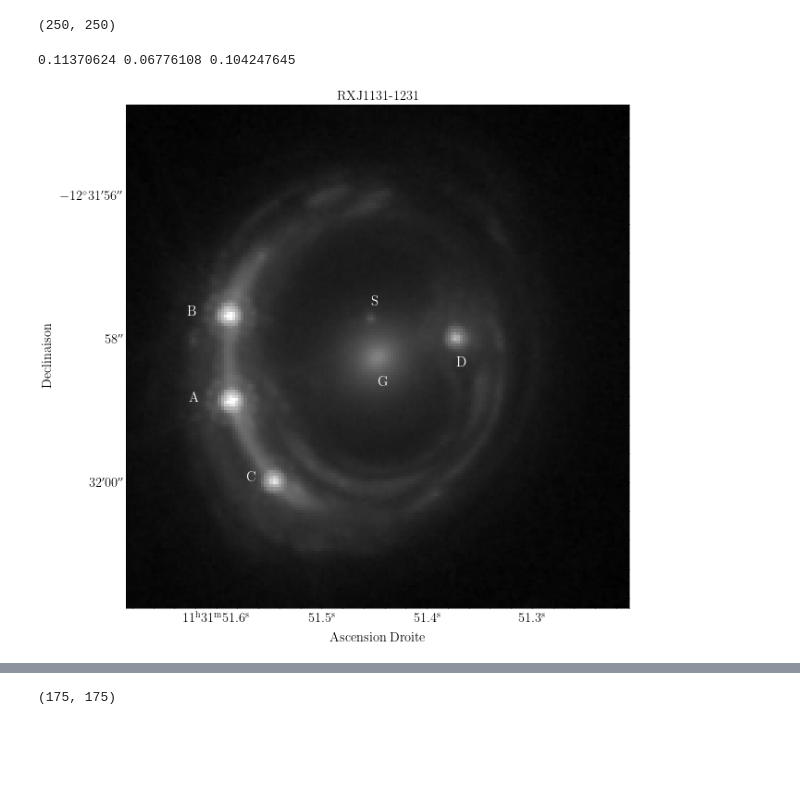
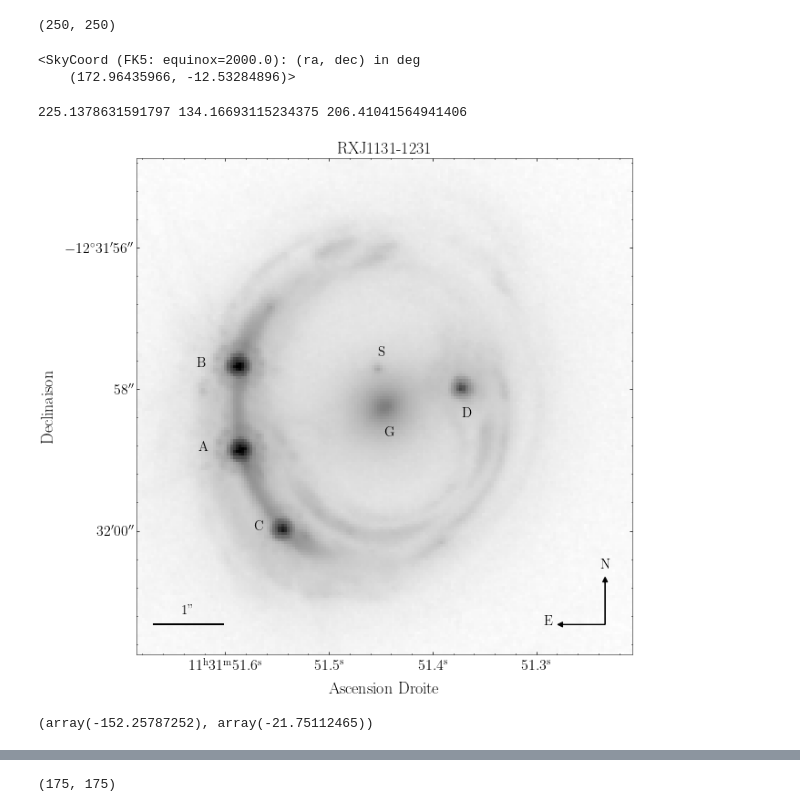
Before and after one commit to AlexandreAdam/rxj1131, a Jupyter notebook: notebooks/image_playground.ipynb, the cells around one changed output, grey strips where cells are left out. Saved outputs shown, nothing was run; the diff lists cells and outputs as text; code cells hidden in the pictures; blank space fills up the shorter version.

```diff
--- a/notebooks/image_playground.ipynb
+++ b/notebooks/image_playground.ipynb
@@ -173,6 +212,6 @@ No.    Name      Ver    Type      Cards   Dimensions   Format
   0  PRIMARY       1 PrimaryHDU     863   ()
   1  SCI           1 ImageHDU        82   (7600, 6800)   float32
 # %%
-im2 = data2["SCI"].data
-data2["SCI"].header
+im2 = data2["SCI"].data * data2["PRIMARY"].header["EXPTIME"]
+data[0].header["EXPTIME"]
 # %% [output]
@@ -257,6 +304,11 @@ apertures.plot(color='blue', lw=2, alpha=1)
 cutout2.data.shape
 # %% [output]
 (250, 250)
+# %%
+cutout2.wcs.pixel_to_world(*positions[center])
+# %% [output]
+<SkyCoord (FK5: equinox=2000.0): (ra, dec) in deg
+    (172.96435966, -12.53284896)>
 # %%
 # recenter image again
 size = 175 * u.pixel
@@ -266,34 +318,80 @@ x1 = position_cutout3[0] - 100
 x2 = position_cutout3[0] + 100
 y1 = position_cutout3[1] - 100
 y2 = position_cutout3[1] + 100
+# %%
+N, M = cutout3.data.shape
+y = np.arange(N) #- N//2. + 0.5 * ((N + 1) % 2)
+x = np.arange(M) #- M//2. + 0.5 * ((M + 1) % 2)
+x, y = np.meshgrid(x, y)
+lens_sky = cutout3.wcs.pixel_to_world(x.ravel(), y.ravel())
+x = lens_sky.ra.to(u.arcsec) -  lens_sky.ra.min()
+y = lens_sky.dec.to(u.arcsec) - lens_sky.dec.min()
+width = x.max().value
+deltaPix = (x[1] - x[0]).value
+# coords = np.column_stack([x, y])
 # %%
 mean, median, std = sigma_clipped_stats(cutout3.data,  sigma=3.0)
 print(mean, median, std)
 daofind = DAOStarFinder(fwhm=3.0, threshold=5.*std)
 sources = daofind(cutout3.data)
 positions = np.transpose((sources['xcentroid'], sources['ycentroid']))
 center = 4
 apertures = CircularAperture(positions[center], r=6.) # select the right source for center
 plt.figure(figsize=(10, 10))
 plt.subplot(projection=cutout3.wcs)
-plt.imshow(cutout3.data,cmap="gray", norm=ImageNormalize(stretch=LogStretch()))
+plt.imshow(cutout3.data,cmap="gray_r", norm=ImageNormalize(stretch=LogStretch()))
 ax = plt.gca()
 ax.set_xlabel('Ascension Droite')
 ax.set_ylabel('Declinaison')
 
 object_positions = sources[[7, 3, 1, 5, 4, 6]]["xcentroid", "ycentroid"].to_pandas().to_numpy() # B, A, C, D, G, S
 ox, oy = object_positions[:, 0], object_positions[:, 1]
-ax.annotate("A",  [ox[1]-15, oy[1]], color="w", fontsize=15)
-ax.annotate("B",  [ox[0]-15, oy[0]], color="w", fontsize=15)
-ax.annotate("C",  [ox[2]-10, oy[2]], color="w", fontsize=15)
-ax.annotate("D",  [ox[3], oy[3]-10], color="w", fontsize=15)
-ax.annotate("G",  [ox[4], oy[4]-10], color="w", fontsize=15)
-ax.annotate("S",  [ox[5], oy[5]+5], color="w", fontsize=15)
+ax.annotate("A",  [ox[1]-15, oy[1]], color="k", fontsize=15)
+ax.annotate("B",  [ox[0]-15, oy[0]], color="k", fontsize=15)
+ax.annotate("C",  [ox[2]-10, oy[2]], color="k", fontsize=15)
+ax.annotate("D",  [ox[3], oy[3]-10], color="k", fontsize=15)
+ax.annotate("G",  [ox[4], oy[4]-10], color="k", fontsize=15)
+ax.annotate("S",  [ox[5], oy[5]+5], color="k", fontsize=15)
+
+
+#scale bar
+p0 = 30
+dist = 1 / deltaPix
+ax.plot([p0, p0 + dist], [10, 10], linewidth=2, color="k")
+ax.text(p0 + dist / 2., 14, "1''", fontsize=15, color="k", ha='center')
+
+#coordinate array
+arrow_size = 0.01
+color="k"
+font_size = 15
+width = 175
+d0 = 10
+p0 = 15
+pt = 20
+
+xx_, yy_ = (width - d0), d0
+xx_ra, yy_ra = xx_ + p0, yy_
+xx_dec, yy_dec = xx_, yy_ + p0
+xx_ra_t, yy_ra_t = xx_ - pt, yy_
+xx_dec_t, yy_dec_t = xx_, yy_ + pt
+
+ax.arrow(xx_ , yy_, -(xx_ra - xx_), -(yy_ra - yy_),
+         head_width=arrow_size * width, head_length=arrow_size * width, fc=color, ec=color, linewidth=1)
+ax.text(xx_ra_t, yy_ra_t, "E", color=color, fontsize=font_size, ha='center')
+ax.arrow(xx_, yy_, (xx_dec - xx_), (yy_dec - yy_),
+         head_width=arrow_size * width, head_length=arrow_size * width, fc=color, ec=color, linewidth=1)
+ax.text(xx_dec_t, yy_dec_t, "N", color=color, fontsize=font_size, ha='center')
+# coordinate_arrows(ax, cutout3.wcs, frame_size, deltaPix, color='w', font_size=15, arrow_size=0.05)
+
 # apertures.plot(color='blue', lw=2, alpha=1)
 # sources.to_pandas().sort_values("flux", ascending=False)
 ax.set_title("RXJ1131-1231")
-plt.savefig("../latex/beamer_lens/figures/good_cutout.png")
-ox, oy = wcs2.world_to_pixel(cutout3.wcs.pixel_to_world(object_positions[:, 0], object_positions[:, 1]))
+plt.savefig("../latex/final_report/figures/good_cutout.png")
 # %% [output]
-0.11370624 0.06776108 0.104247645
+225.1378631591797 134.16693115234375 206.41041564941406
-[figure, old version]
+[figure, new version]
+# %%
+ra0, dec0 = origin.ra, origin.dec
+cutout3.wcs.world_to_pixel_values(ra0, dec0)
+# %% [output]
+(array(-152.25787252), array(-21.75112465))
```
Also changed, not shown: parts of 27 cells of this notebook, 18 other files.
